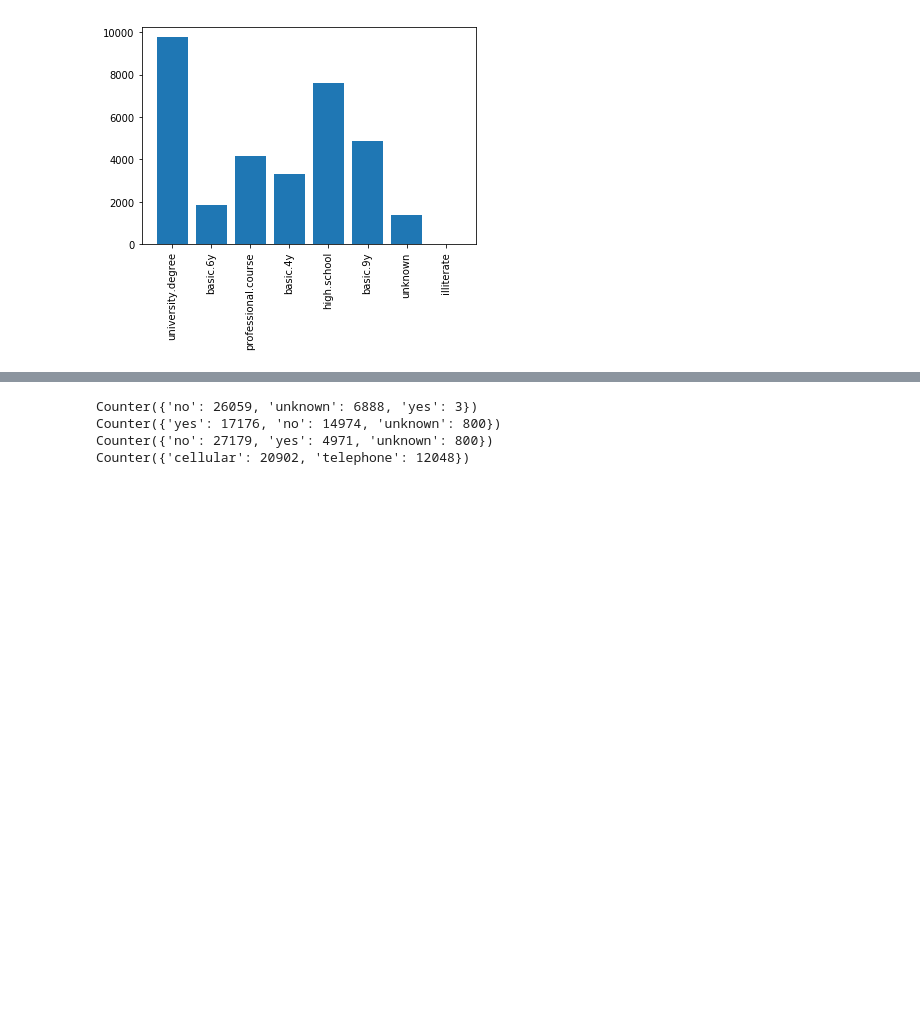
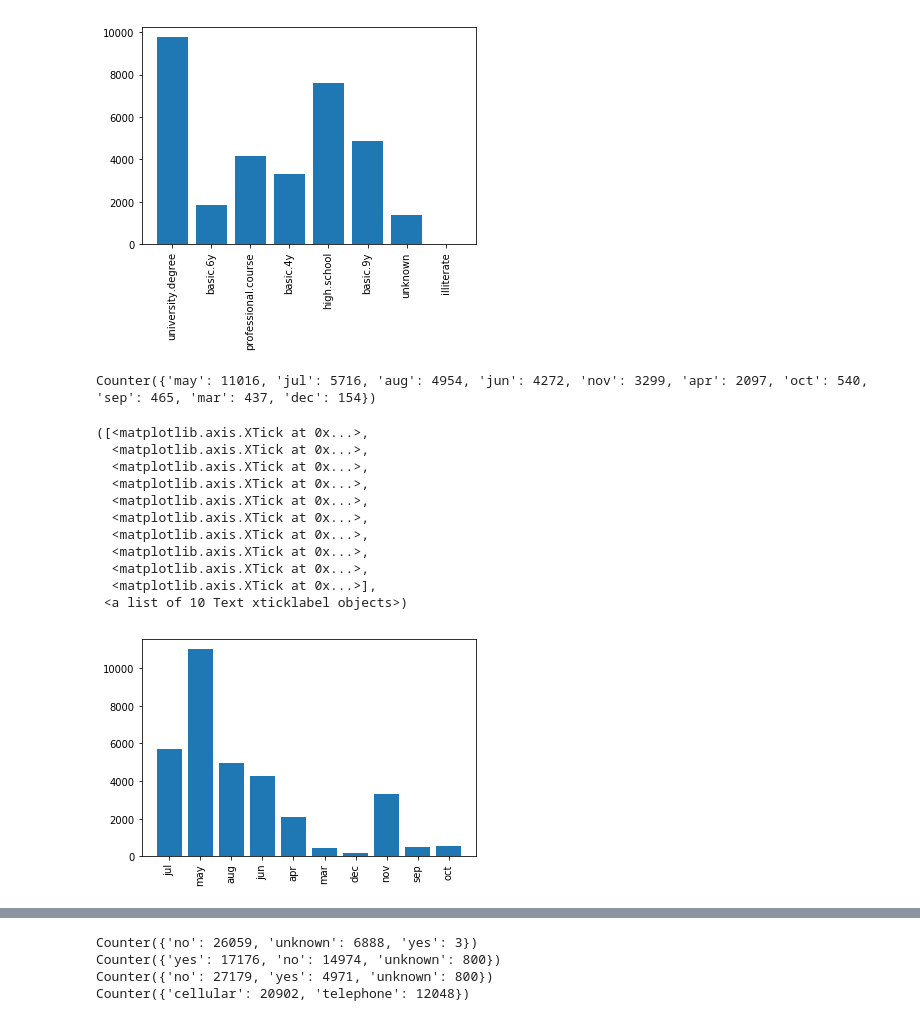
Before and after one commit to wl2522/BankMarketingCampaign, a Jupyter notebook: hw3_starter_notebook.ipynb, the cells around one changed output, grey strips where cells are left out. Saved outputs shown, nothing was run; the diff lists cells and outputs as text; code cells hidden in the pictures; blank space fills up the shorter version.

```diff
--- a/hw3_starter_notebook.ipynb
+++ b/hw3_starter_notebook.ipynb
@@ -153,3 +170,25 @@ Counter({'university.degree': 9760, 'high.school': 7580, 'basic.9y': 4889, 'prof
   <matplotlib.axis.XTick at 0x...>],
  <a list of 8 Text xticklabel objects>)
 [figure]
+# %%
+#Examine the distribution of call months
+
+month_count = Counter(data['month'])
+print(month_count)
+plt.bar(range(len(month_count)), month_count.values(), align='center')
+
+plt.xticks(range(len(month_count)), list(month_count.keys()), rotation='vertical')
+# %% [output]
+Counter({'may': 11016, 'jul': 5716, 'aug': 4954, 'jun': 4272, 'nov': 3299, 'apr': 2097, 'oct': 540, 'sep': 465, 'mar': 437, 'dec': 154})
+([<matplotlib.axis.XTick at 0x...>,
+  <matplotlib.axis.XTick at 0x...>,
+  <matplotlib.axis.XTick at 0x...>,
+  <matplotlib.axis.XTick at 0x...>,
+  <matplotlib.axis.XTick at 0x...>,
+  <matplotlib.axis.XTick at 0x...>,
+  <matplotlib.axis.XTick at 0x...>,
+  <matplotlib.axis.XTick at 0x...>,
+  <matplotlib.axis.XTick at 0x...>,
+  <matplotlib.axis.XTick at 0x...>],
+ <a list of 10 Text xticklabel objects>)
+[figure, added]
```
Also changed, not shown: parts of 16 cells of this notebook, 1 other file.
